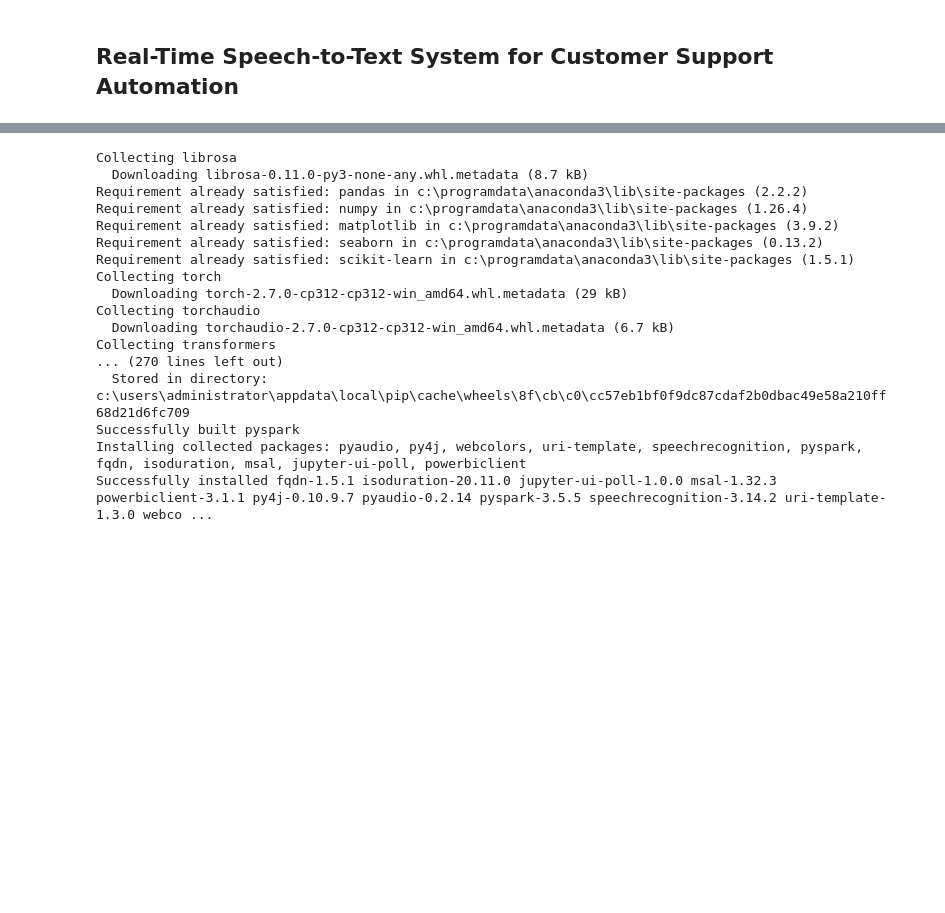
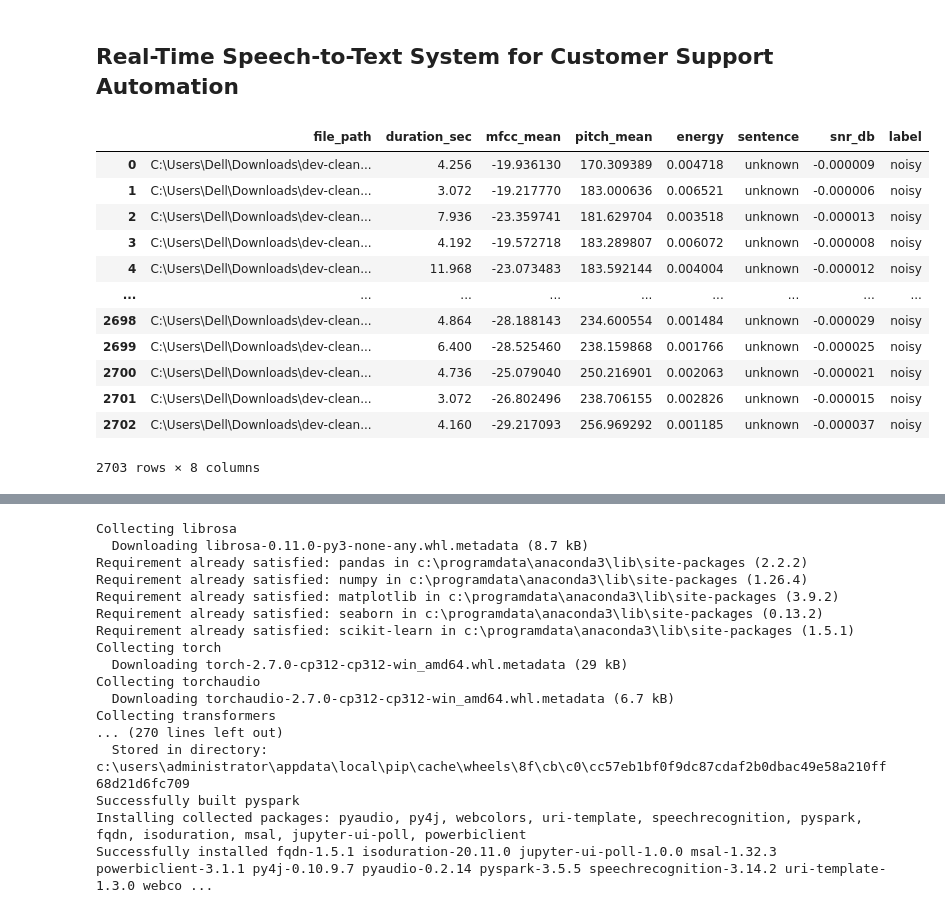
Before and after one commit to Vilokshana/Naan-Mudhalvan, a Jupyter notebook: NM(UNIT_5).ipynb, the cells around one changed output, grey strips where cells are left out. Saved outputs shown, nothing was run; the diff lists cells and outputs as text; code cells hidden in the pictures; blank space fills up the shorter version.

```diff
--- a/NM(UNIT_5).ipynb
+++ b/NM(UNIT_5).ipynb
@@ -4,0 +57,16 @@
+# %%
+df
+# %% [output]
+|  | file_path | duration_sec | mfcc_mean | pitch_mean | energy | sentence | snr_db | label |
+| 0 | C:\Users\Dell\Downloads\dev-clean... | 4.256 | -19.936130 | 170.309389 | 0.004718 | unknown | -0.000009 | noisy |
+| 1 | C:\Users\Dell\Downloads\dev-clean... | 3.072 | -19.217770 | 183.000636 | 0.006521 | unknown | -0.000006 | noisy |
+| 2 | C:\Users\Dell\Downloads\dev-clean... | 7.936 | -23.359741 | 181.629704 | 0.003518 | unknown | -0.000013 | noisy |
+| 3 | C:\Users\Dell\Downloads\dev-clean... | 4.192 | -19.572718 | 183.289807 | 0.006072 | unknown | -0.000008 | noisy |
+| 4 | C:\Users\Dell\Downloads\dev-clean... | 11.968 | -23.073483 | 183.592144 | 0.004004 | unknown | -0.000012 | noisy |
+| ... | ... | ... | ... | ... | ... | ... | ... | ... |
+| 2698 | C:\Users\Dell\Downloads\dev-clean... | 4.864 | -28.188143 | 234.600554 | 0.001484 | unknown | -0.000029 | noisy |
+| 2699 | C:\Users\Dell\Downloads\dev-clean... | 6.400 | -28.525460 | 238.159868 | 0.001766 | unknown | -0.000025 | noisy |
+| 2700 | C:\Users\Dell\Downloads\dev-clean... | 4.736 | -25.079040 | 250.216901 | 0.002063 | unknown | -0.000021 | noisy |
+| 2701 | C:\Users\Dell\Downloads\dev-clean... | 3.072 | -26.802496 | 238.706155 | 0.002826 | unknown | -0.000015 | noisy |
+| 2702 | C:\Users\Dell\Downloads\dev-clean... | 4.160 | -29.217093 | 256.969292 | 0.001185 | unknown | -0.000037 | noisy |
+2703 rows × 8 columns
```
Also changed, not shown: parts of 6 cells of this notebook.
